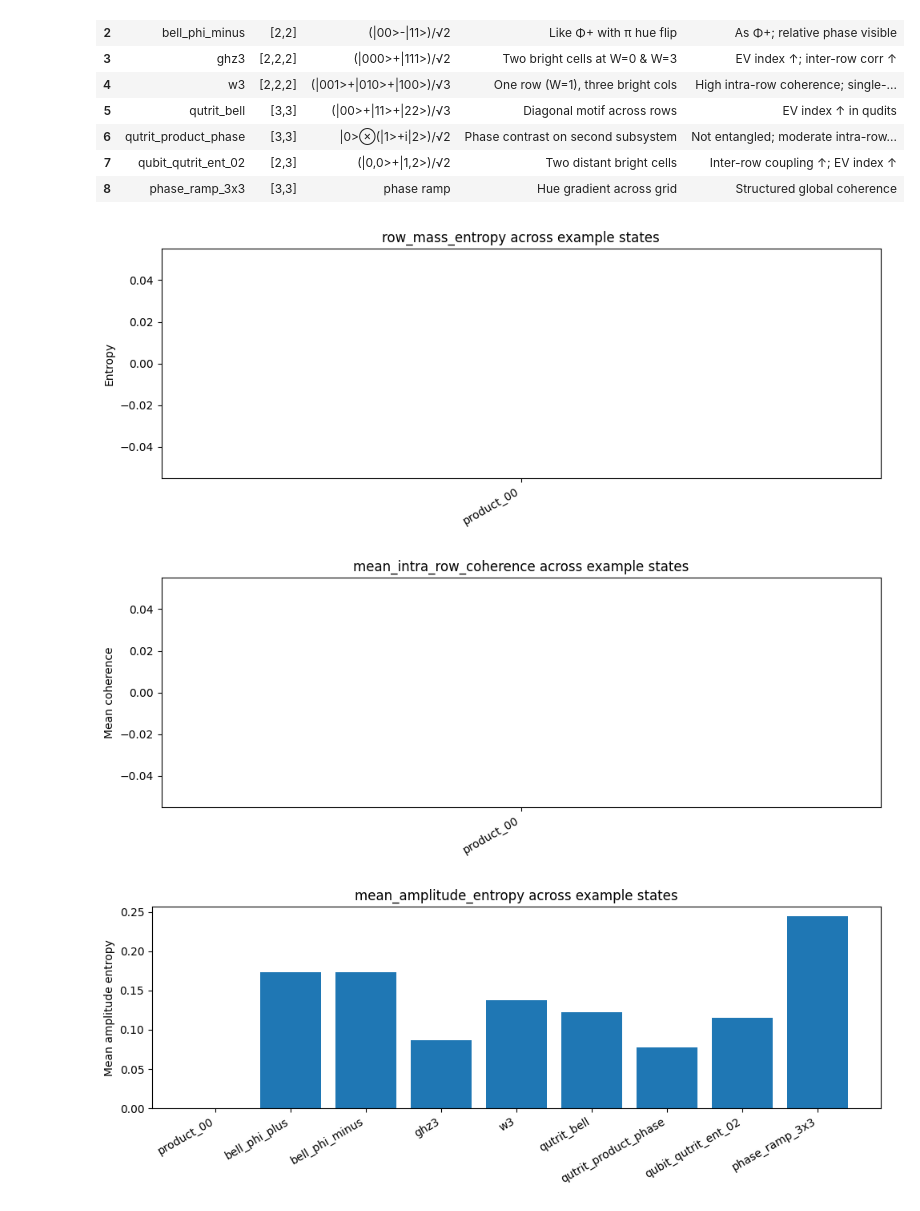
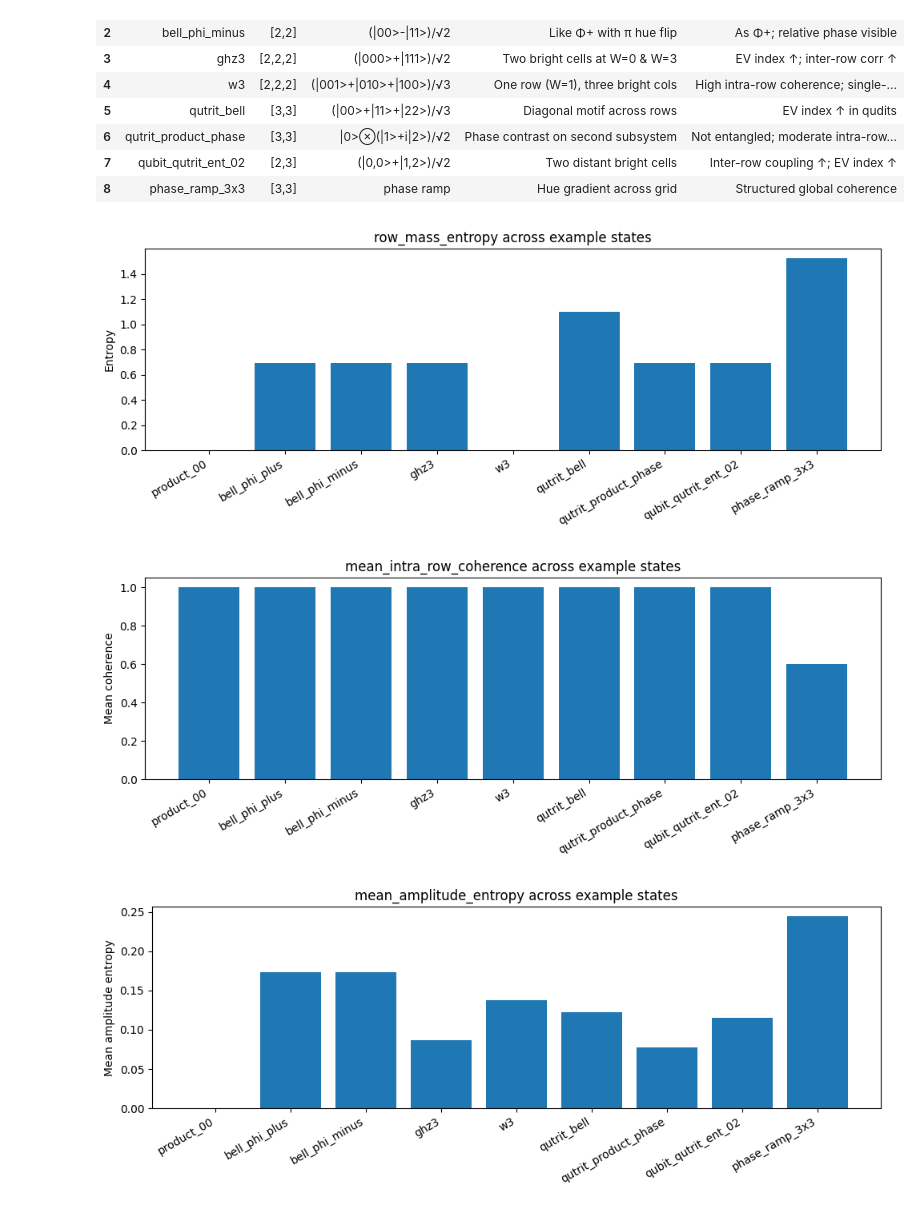
Before and after one commit to Siddharthgolecha/Quantum-Structure-Diagrams, a Jupyter notebook: HLD_Examples_Detailed.ipynb, the cells around one changed output. Cells and saved outputs as stored; diff of their text form; code cells hidden in the pictures.

Commit message:
New Diagrams and new mode in plot. New metrics as well

```diff
--- a/HLD_Examples_Detailed.ipynb
+++ b/HLD_Examples_Detailed.ipynb
@@ -423,39 +423,28 @@ examples = [
 ]
 
 def summarize_metrics(m):
+    # ----- Row Mass Entropy -----
+    rp = m.get("row_probabilities", {})
+    rp_arr = np.array(list(rp.values()), dtype=float)
+    rp_arr = rp_arr[rp_arr > 0]
+    row_mass_entropy = float(-(rp_arr * np.log(rp_arr)).sum()) if rp_arr.size else np.nan
 
-    # ----- Row Mass Entropy -----
-    rd = m.get("row_distribution")  # dict or list
-    if rd is not None:
-        rd_arr = np.array(list(rd.values()) if isinstance(rd, dict) else rd, dtype=float)
-        rd_arr = rd_arr[rd_arr > 0]
-        row_mass_entropy = -(rd_arr * np.log(rd_arr)).sum() if rd_arr.size else 0.0
-    else:
-        row_mass_entropy = np.nan
+    # ----- Mean Intra-row Coherence -----
+    ir = m.get("intra_row_coherence", {})
+    ir_vals = np.array(list(ir.values()), dtype=float)
+    mean_intra_row_coherence = float(np.nanmean(ir_vals)) if ir_vals.size else np.nan
 
-    # ----- Intra-row Coherence -----
-    ir = m.get("coherence", {}).get("intra_row")
-    if ir is not None:
-        ir_arr = np.array(list(ir.values()) if isinstance(ir, dict) else ir, dtype=float)
-        mean_intra_row_coherence = float(np.nanmean(ir_arr))
-    else:
-        mean_intra_row_coherence = np.nan
-
-    # ----- Amplitude Entropy -----
-    ae = m.get("amplitude_entropy")
-    if isinstance(ae, dict):
-        ae_vals = np.array(list(ae.values()), dtype=float)
-    else:
-        ae_vals = np.array(ae, dtype=float)
+    # ----- Mean Amplitude Entropy -----
+    ae = m.get("amplitude_entropy", {})
+    ae_vals = np.array(list(ae.values()), dtype=float)
     mean_amplitude_entropy = float(np.nanmean(ae_vals)) if ae_vals.size else np.nan
 
-    # ----- Inter-row Correlation -----
-    C = m.get("coherence", {}).get("inter_row_matrix")
-    if C is not None:
-        C = np.array(C, dtype=float)
+    # ----- Max Inter-row Correlation -----
+    C = np.array(m.get("inter_row_correlation_matrix", []), dtype=float)
+    if C.ndim == 2 and C.size:
         off = C.copy()
-        np.fill_diagonal(off, 0)
-        max_inter_row_corr = float(np.nanmax(np.abs(off)))
+        np.fill_diagonal(off, 0.0)
+        max_inter_row_corr = float(np.nanmax(off))
     else:
         max_inter_row_corr = np.nan
 
@@ -463,8 +452,7 @@ def summarize_metrics(m):
     entanglement_visibility = float(m.get("entanglement_visibility_index", np.nan))
 
     # ----- Global Coherence Norm -----
-    gcs = m.get("global_coherence_spectrum")
-    global_coherence_norm = float(np.linalg.norm(np.array(gcs, dtype=float))) if gcs is not None else np.nan
+    global_coherence_norm = float(m.get("global_coherence_spectrum", np.nan))
 
     return {
         "row_mass_entropy": row_mass_entropy,
@@ -485,33 +473,33 @@ for name, dims, psi in examples:
 
 df = pd.DataFrame(rows).set_index("state")
 # Compute metrics for each example
 rows = []
 for name, dims, psi in examples:
     m = compute_hld_metrics(psi, dims=dims)
     s = summarize_metrics(m)
     s.update({"state": name, "dims": str(dims)})
     rows.append(s)
 
 df = pd.DataFrame(rows).set_index("state")
 
 # Plot one metric per figure (no seaborn, single-plot figures, default colors)
 def bar_metric(metric_key, ylabel):
     plt.figure(figsize=(10, 4))
     vals = df[metric_key].values
     plt.bar(df.index.tolist(), vals)
     plt.xticks(rotation=30, ha="right")
     plt.ylabel(ylabel)
     plt.title(f"{metric_key} across example states")
     plt.tight_layout()
     plt.show()
 
 bar_metric("row_mass_entropy", "Entropy")
 bar_metric("mean_intra_row_coherence", "Mean coherence")
 bar_metric("mean_amplitude_entropy", "Mean amplitude entropy")
 bar_metric("max_inter_row_corr", "Max inter-row correlation")
 bar_metric("entanglement_visibility", "Visibility (heuristic)")
 bar_metric("global_coherence_norm", "L2 norm")
 # %% [output]
-[figure, old version]
+[figure, new version]
-[figure, old version]
+[figure, new version]
 [figure]
```
Also changed, not shown: parts of 9 cells of this notebook, 7 other files.
